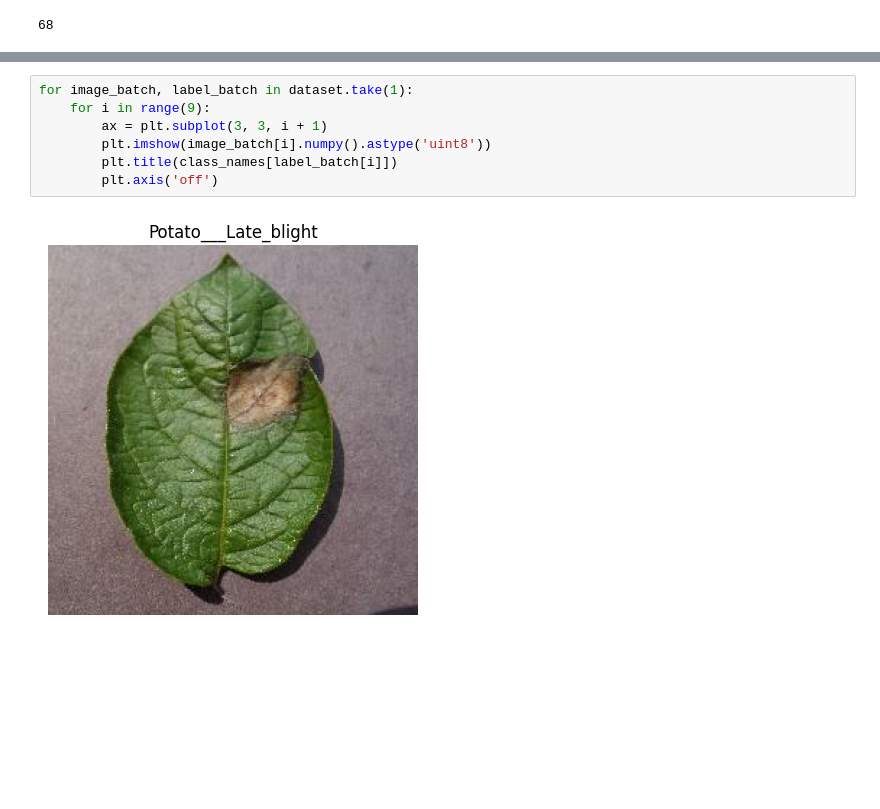
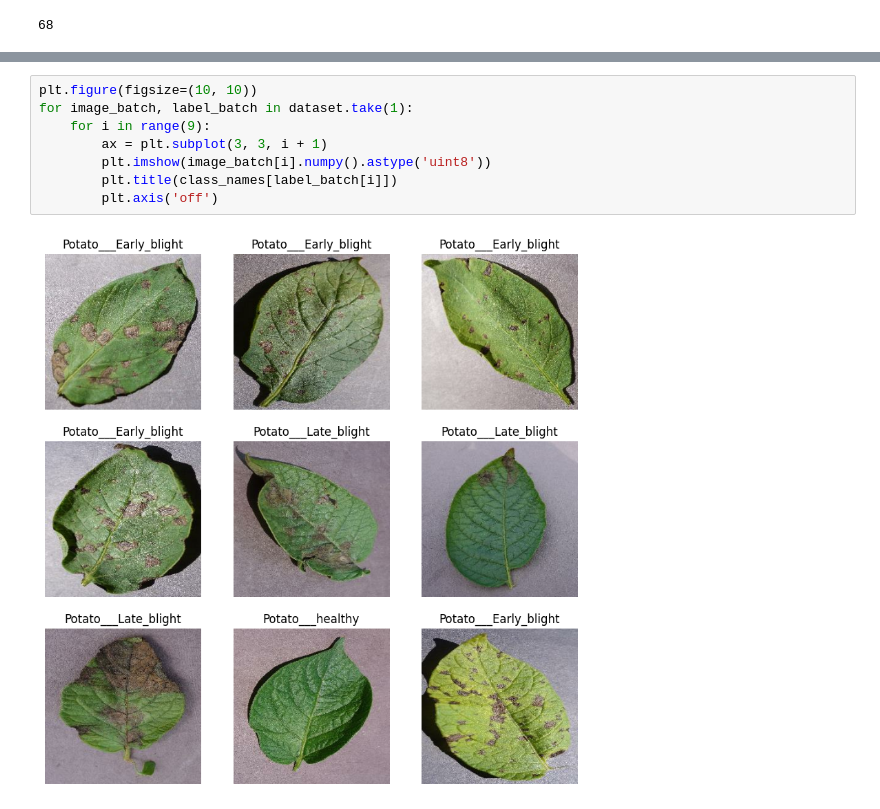
Before and after one commit to truongvanchinh/Potato-Disease-Classification, a Jupyter notebook: training/training.ipynb, the cells around one changed output, grey strips where cells are left out. Saved outputs shown, nothing was run; the diff lists cells and outputs as text; blank space fills up the shorter version.

```diff
--- a/training/training.ipynb
+++ b/training/training.ipynb
@@ -33,9 +35,10 @@ for image_batch, label_batch in dataset.take(1):
 # %%
+plt.figure(figsize=(10, 10))
 for image_batch, label_batch in dataset.take(1):
     for i in range(9):
         ax = plt.subplot(3, 3, i + 1)
         plt.imshow(image_batch[i].numpy().astype('uint8'))
         plt.title(class_names[label_batch[i]])
         plt.axis('off')
 # %% [output]
-[figure, old version]
+[figure, new version]
```
Also changed, not shown: parts of 8 cells of this notebook, 1 other file.
